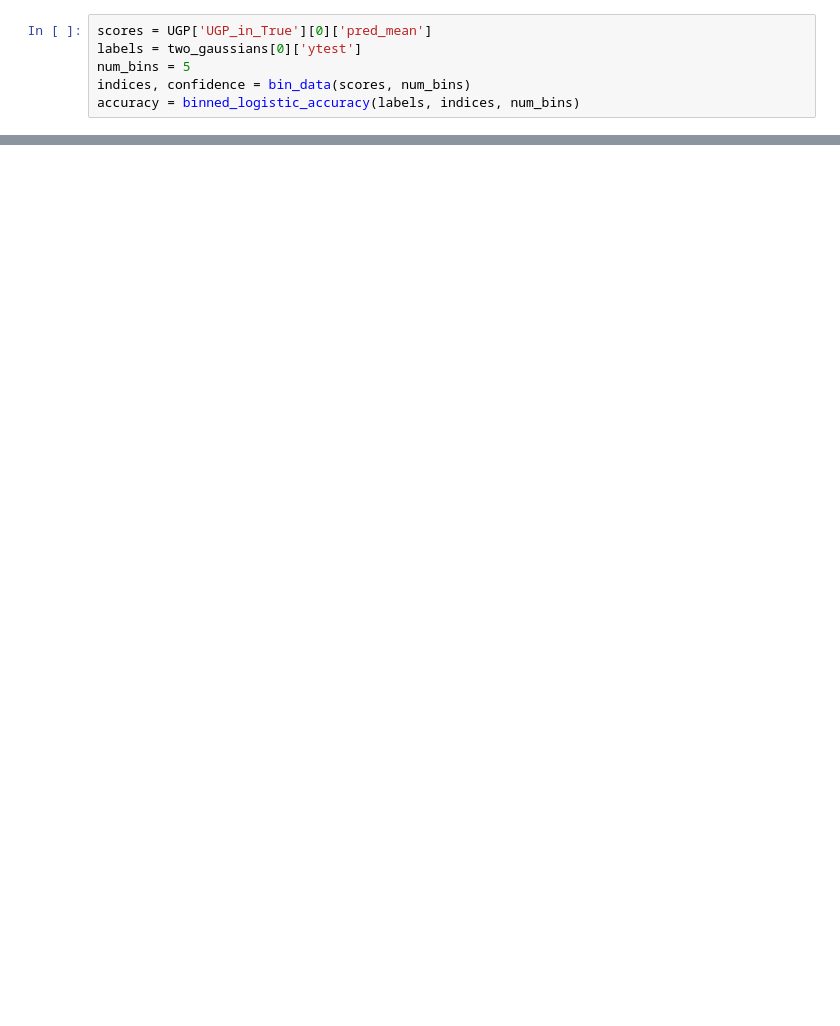
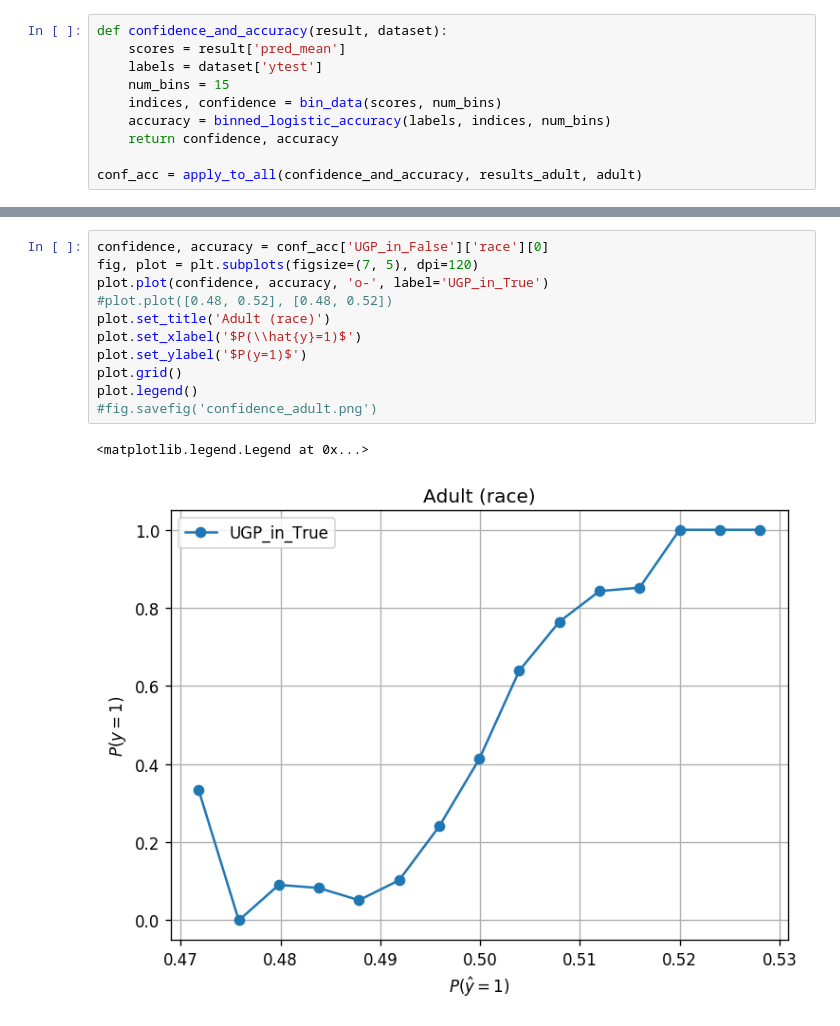
Before and after one commit to predictive-analytics-lab/small-comparison, a Jupyter notebook: analysis/confidence.ipynb, the cells around one changed output, grey strips where cells are left out. Cells and saved outputs as stored; diff of their text form; blank space fills up the shorter version.

```diff
--- a/analysis/confidence.ipynb
+++ b/analysis/confidence.ipynb
@@ -21,6 +22,10 @@ Text(0.5,0,'predicted score')
 # %%
-scores = UGP['UGP_in_True'][0]['pred_mean']
-labels = two_gaussians[0]['ytest']
-num_bins = 5
-indices, confidence = bin_data(scores, num_bins)
-accuracy = binned_logistic_accuracy(labels, indices, num_bins)
+def confidence_and_accuracy(result, dataset):
+    scores = result['pred_mean']
+    labels = dataset['ytest']
+    num_bins = 15
+    indices, confidence = bin_data(scores, num_bins)
+    accuracy = binned_logistic_accuracy(labels, indices, num_bins)
+    return confidence, accuracy
+
+conf_acc = apply_to_all(confidence_and_accuracy, results_adult, adult)
@@ -35,0 +32,14 @@ Text(0,0.5,'accuracy')
+# %%
+confidence, accuracy = conf_acc['UGP_in_False']['race'][0]
+fig, plot = plt.subplots(figsize=(7, 5), dpi=120)
+plot.plot(confidence, accuracy, 'o-', label='UGP_in_True')
+#plot.plot([0.48, 0.52], [0.48, 0.52])
+plot.set_title('Adult (race)')
+plot.set_xlabel('$P(\\hat{y}=1)$')
+plot.set_ylabel('$P(y=1)$')
+plot.grid()
+plot.legend()
+#fig.savefig('confidence_adult.png')
+# %% [output]
+<matplotlib.legend.Legend at 0x...>
+[figure, added]
```
Also changed, not shown: parts of 6 cells of this notebook, 4 other files.
